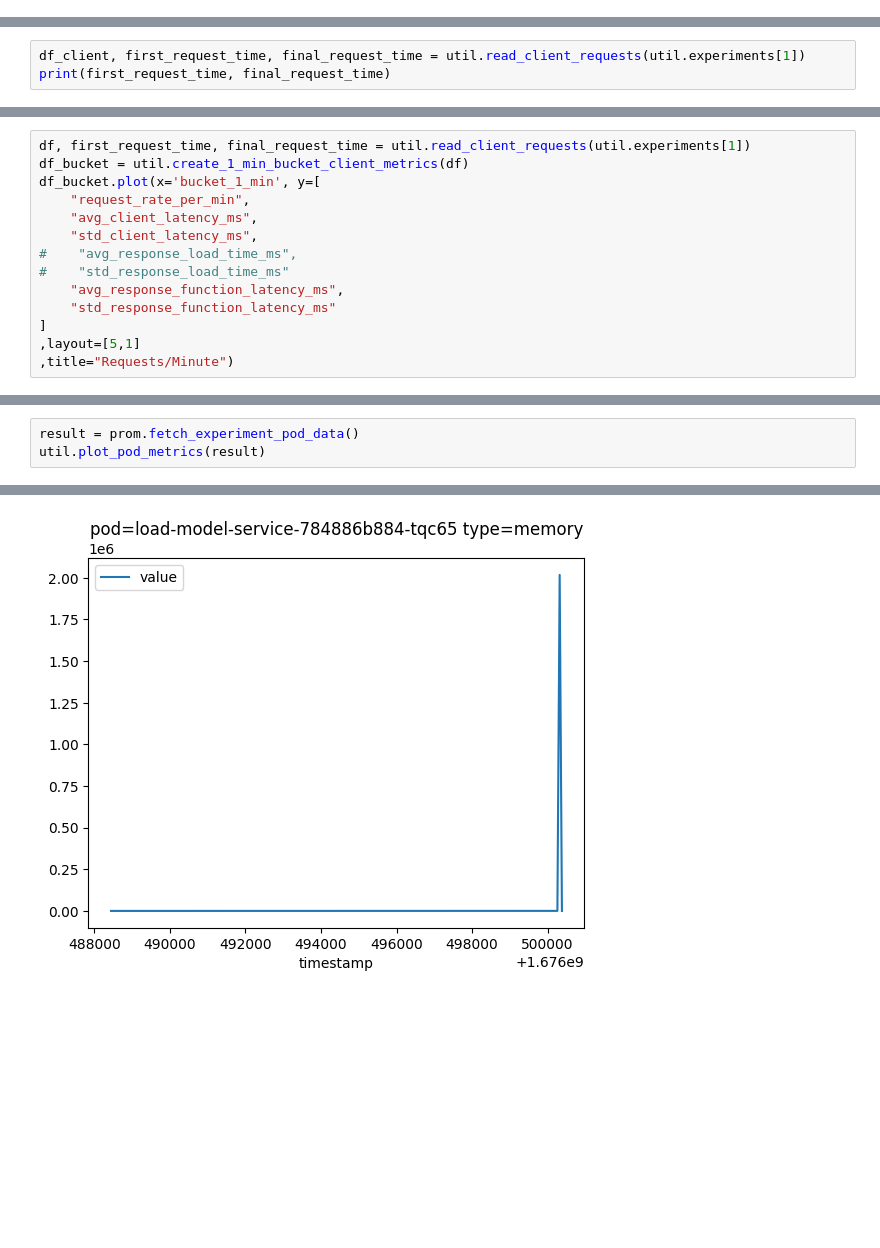
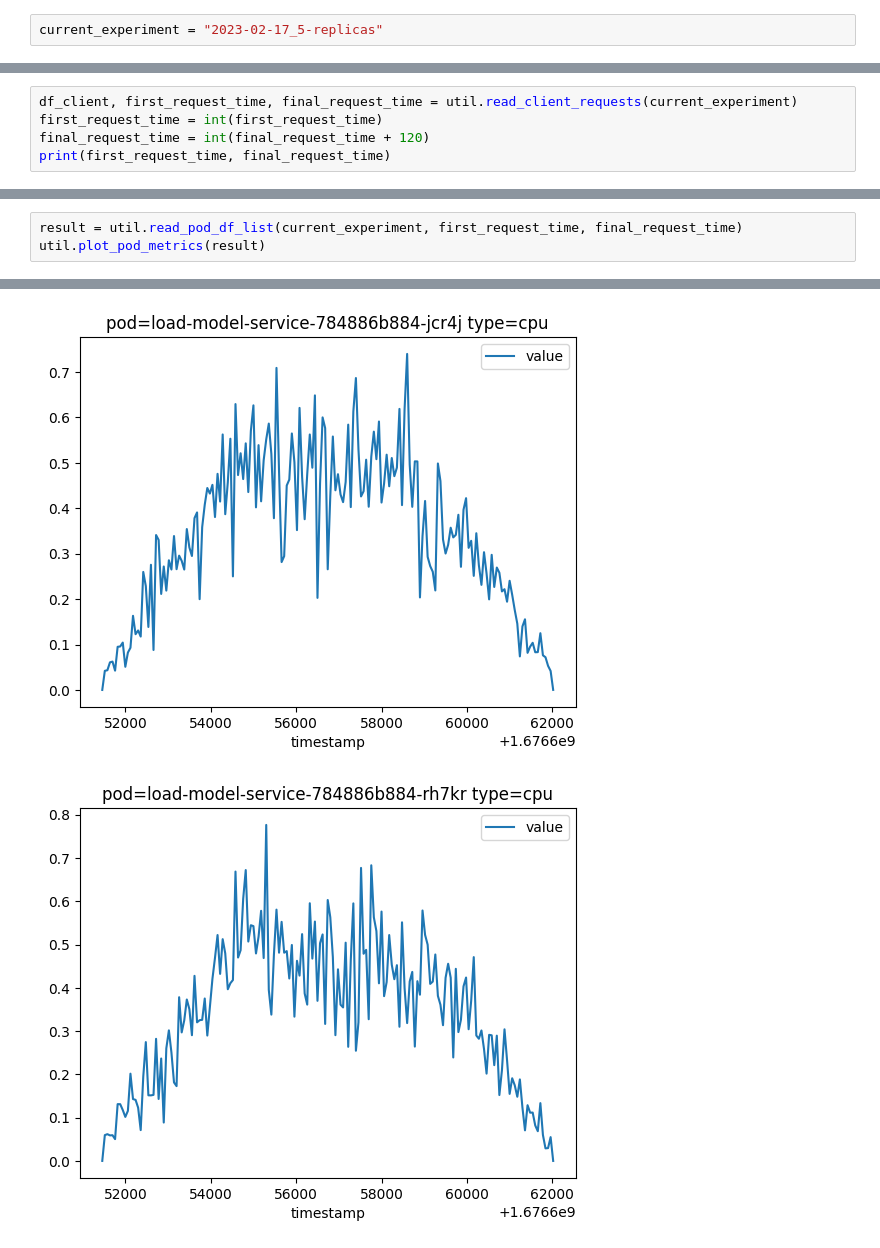
Before and after one commit to DrSkippy/Deploy-ML-Models, a Jupyter notebook: LoadFlaskDeploy/notebooks/EDA.ipynb, the cells around one changed output, grey strips where cells are left out. Drawn from its saved outputs; the diff is of its cells as text; blank space fills up the shorter version.

Commit message:
Automating experiment running

```diff
--- a/LoadFlaskDeploy/notebooks/EDA.ipynb
+++ b/LoadFlaskDeploy/notebooks/EDA.ipynb
@@ -50,0 +69,2 @@ Name: client_latency_ms, dtype: float64
+# %%
+current_experiment = "2023-02-17_5-replicas"
@@ -51,4 +96,6 @@ Name: client_latency_ms, dtype: float64
 # %%
-df_client, first_request_time, final_request_time = util.read_client_requests(util.experiments[1])
+df_client, first_request_time, final_request_time = util.read_client_requests(current_experiment)
+first_request_time = int(first_request_time)
+final_request_time = int(final_request_time + 120)
 print(first_request_time, final_request_time)
 # %% [output]
@@ -68,14 +114,0 @@ df_client.describe()
-# %%
-df, first_request_time, final_request_time = util.read_client_requests(util.experiments[1])
-df_bucket = util.create_1_min_bucket_client_metrics(df)
-df_bucket.plot(x='bucket_1_min', y=[
-    "request_rate_per_min",
-    "avg_client_latency_ms",
-    "std_client_latency_ms",
-#    "avg_response_load_time_ms",
-#    "std_response_load_time_ms"
-    "avg_response_function_latency_ms",
-    "std_response_function_latency_ms"
-]
-,layout=[5,1]
-,title="Requests/Minute")
@@ -87,4 +141,4 @@ df_bucket.plot(x='bucket_1_min', y=[
 # %%
-result = prom.fetch_experiment_pod_data()
+result = util.read_pod_df_list(current_experiment, first_request_time, final_request_time)
 util.plot_pod_metrics(result)
 # %% [output]
@@ -94 +148,2 @@ util.plot_pod_metrics(result)
-[figure, old version]
+[figure, new version]
+[figure, added]
```
Also changed, not shown: parts of 24 cells of this notebook, 5 other files.
